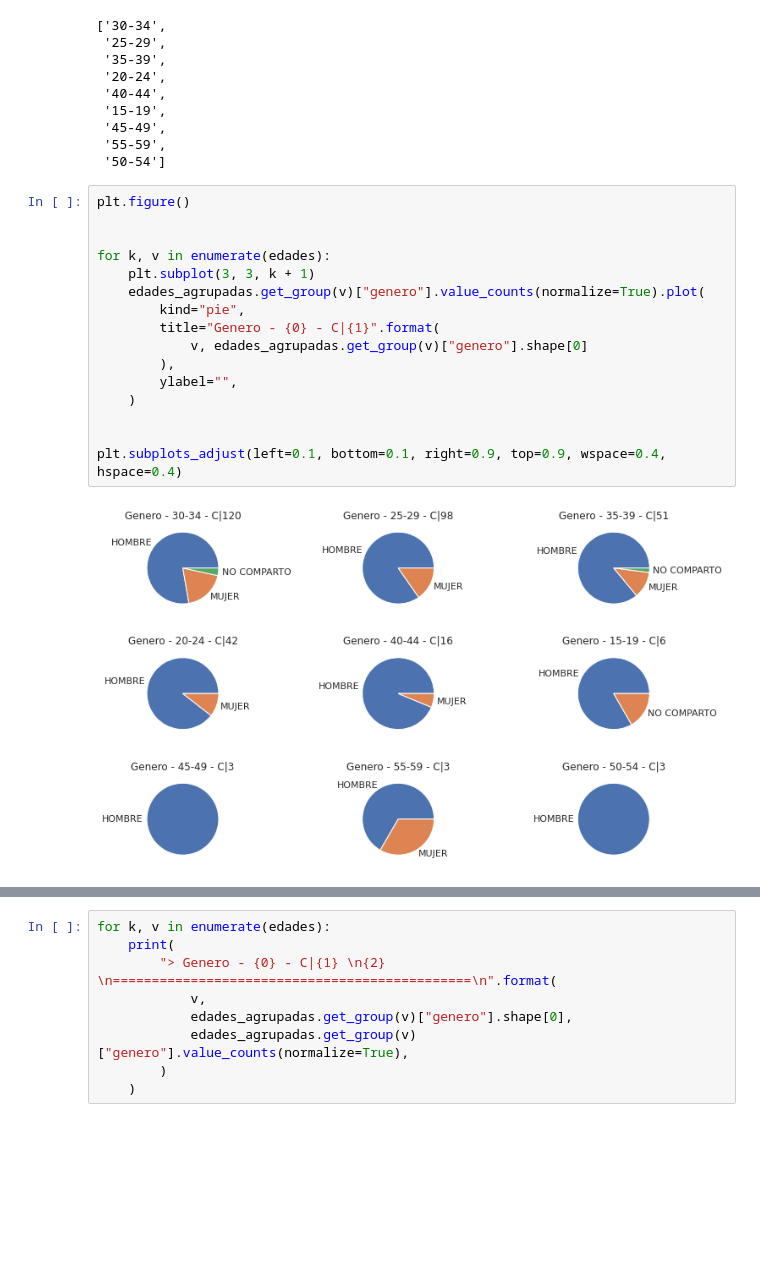
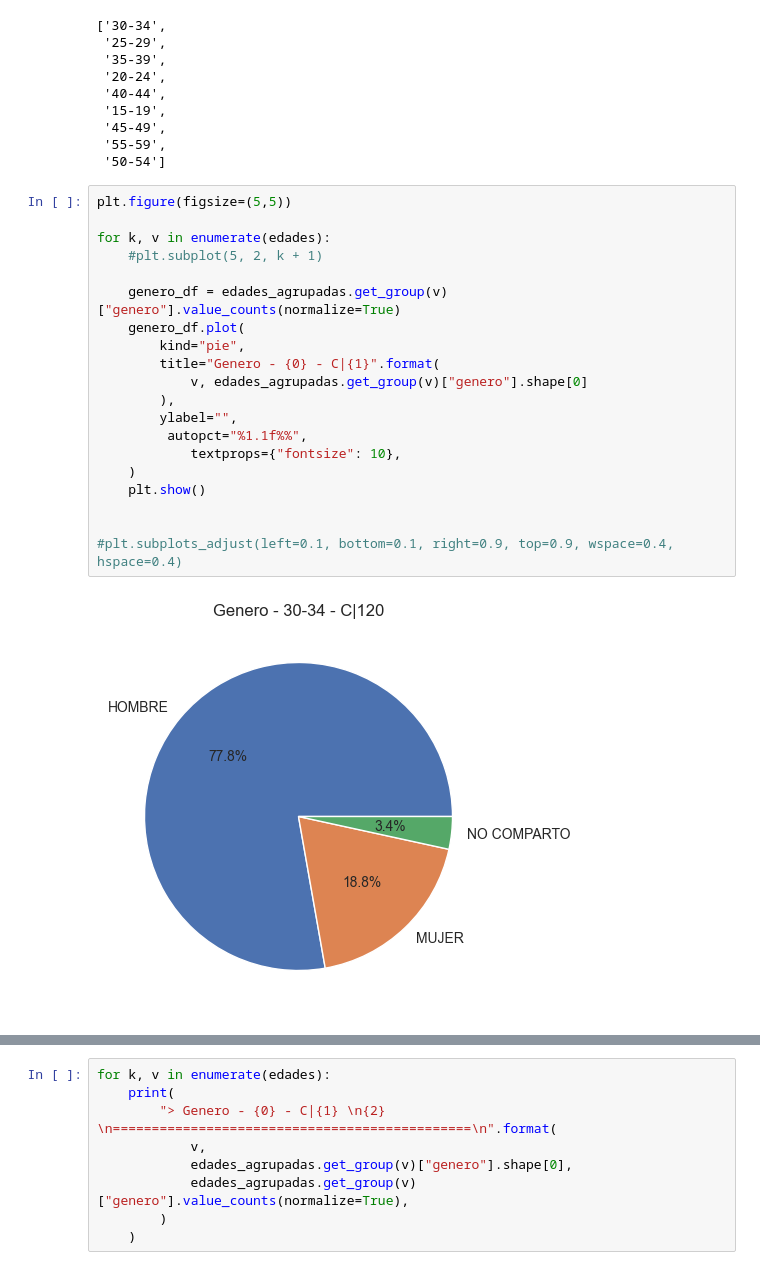
Before and after one commit to TorrezMN/Data_Science, a Jupyter notebook: Enc_Devs_Py/Notebooks/Genero.ipynb, the cells around one changed output, grey strips where cells are left out. Drawn from its saved outputs; the diff is of its cells as text; blank space fills up the shorter version.

Commit message:
ADDED some changes to 'education, experience, genero' notebooks.

```diff
--- a/Enc_Devs_Py/Notebooks/Genero.ipynb
+++ b/Enc_Devs_Py/Notebooks/Genero.ipynb
@@ -134,20 +136,24 @@ edades
  '55-59',
  '50-54']
 # %%
-plt.figure()
-
+plt.figure(figsize=(5,5))
 
 for k, v in enumerate(edades):
-    plt.subplot(3, 3, k + 1)
-    edades_agrupadas.get_group(v)["genero"].value_counts(normalize=True).plot(
+    #plt.subplot(5, 2, k + 1)
+
+    genero_df = edades_agrupadas.get_group(v)["genero"].value_counts(normalize=True)
+    genero_df.plot(
         kind="pie",
         title="Genero - {0} - C|{1}".format(
             v, edades_agrupadas.get_group(v)["genero"].shape[0]
         ),
         ylabel="",
+         autopct="%1.1f%%",
+            textprops={"fontsize": 10},
     )
+    plt.show()
 
 
-plt.subplots_adjust(left=0.1, bottom=0.1, right=0.9, top=0.9, wspace=0.4, hspace=0.4)
+#plt.subplots_adjust(left=0.1, bottom=0.1, right=0.9, top=0.9, wspace=0.4, hspace=0.4)
 # %% [output]
-[figure, old version]
+[figure, new version]
```
Also changed, not shown: parts of 19 cells of this notebook, 2 other files.
